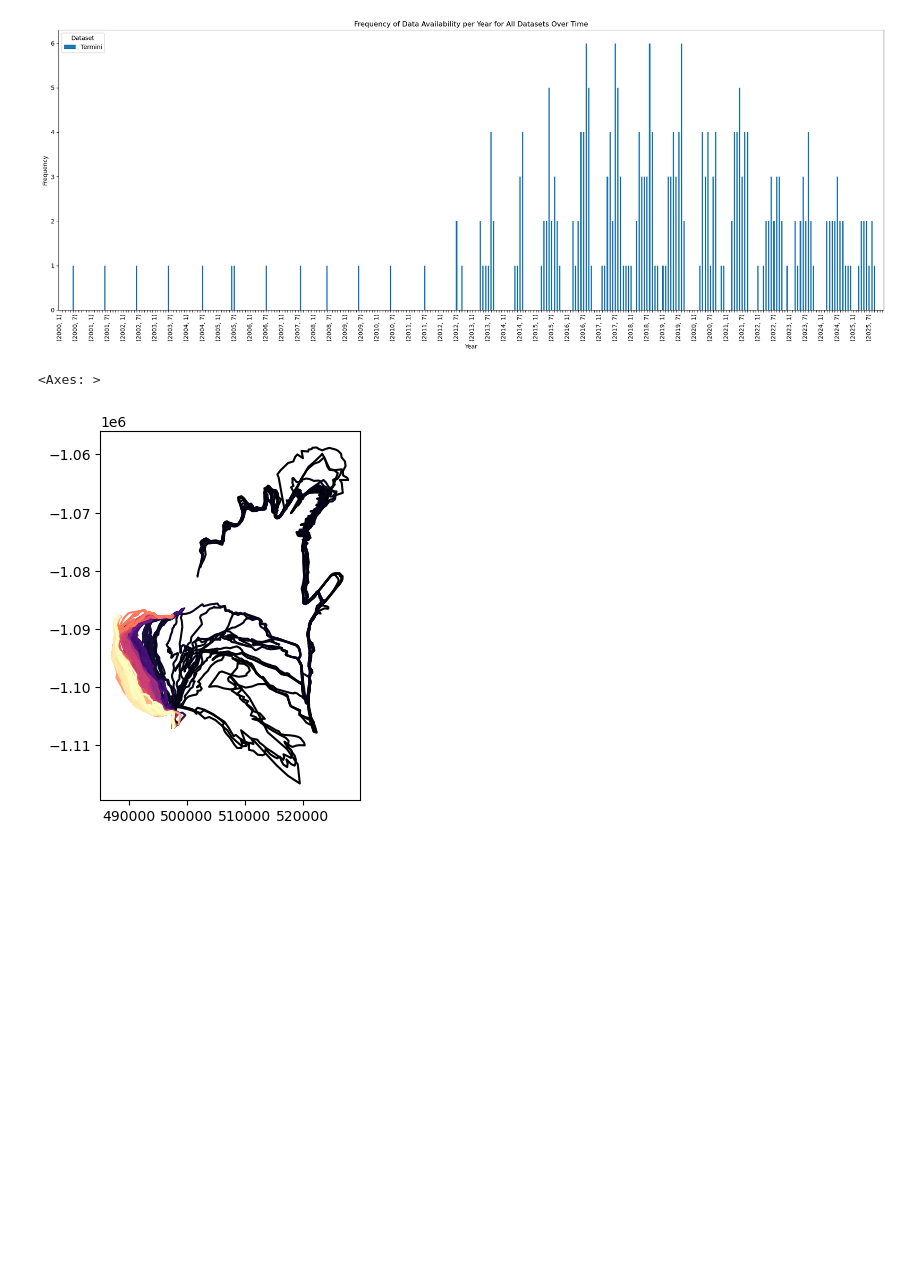
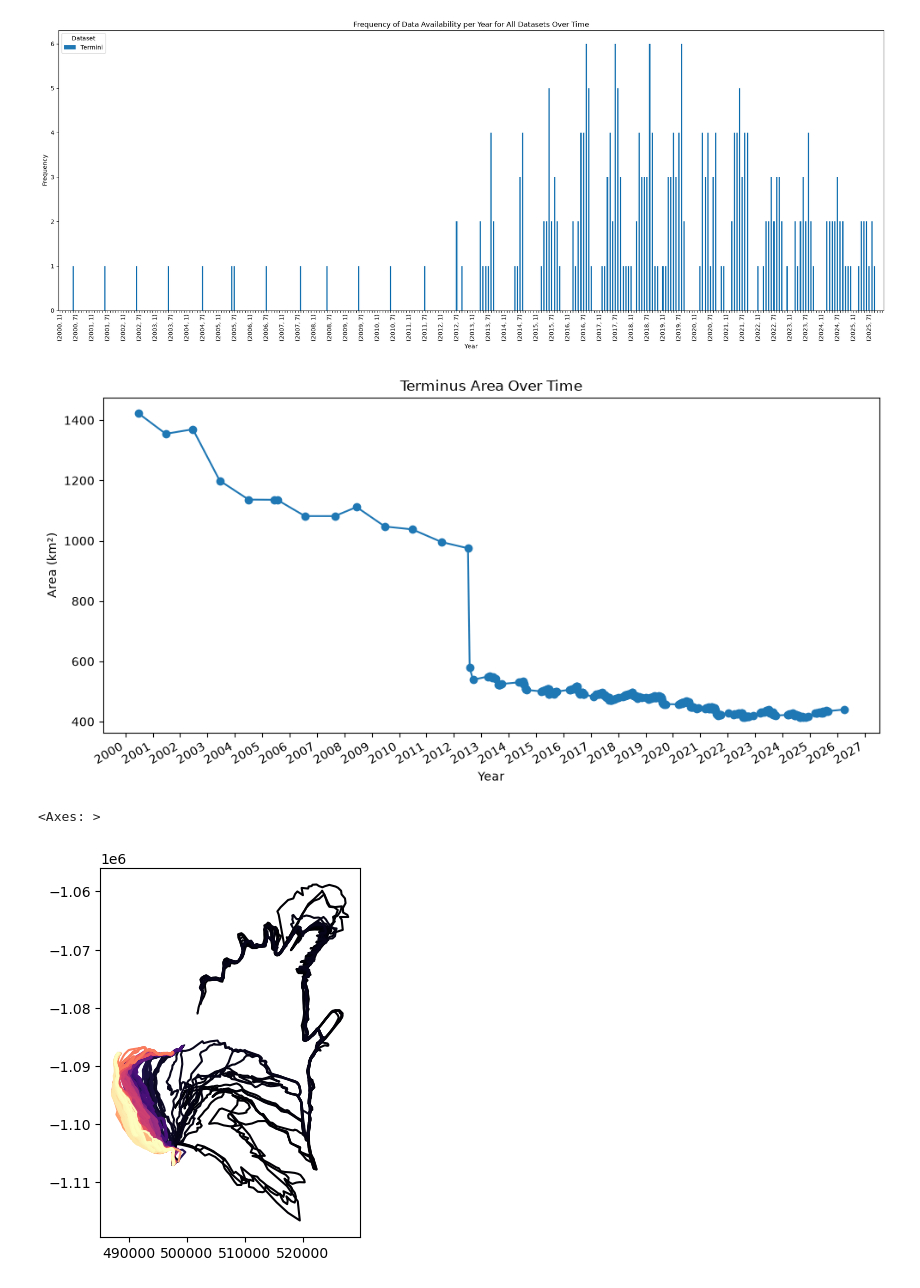
Before and after one commit to cjense/negis-seasonality, a Jupyter notebook: calculate_terminus_area_ZI.ipynb, the cells around one changed output. Cells and saved outputs as stored; diff of their text form; code cells hidden in the pictures; blank space fills up the shorter version.

Commit message:
plot terminus change

```diff
--- a/calculate_terminus_area_ZI.ipynb
+++ b/calculate_terminus_area_ZI.ipynb
@@ -698,5 +683,5 @@ termini
 # %%
-result = gpd.read_file('terminus_area_change_polygons.gpkg', layer='termini')
+result = gpd.read_file("/Users/cjense/Desktop/phd/data/termini/ZI/terminus_area_change_polygons_ZI.gpkg")
 # Group each dataset by Year and Month and count occurrences
 # nsidc_counts = zach_nsidc.groupby(['Year', 'Month']).size().rename('NSIDC')
 # # autoterm_counts = zach_autoterm.groupby(['Year', 'Month']).size().rename('AutoTerm')
@@ -750,8 +735,31 @@ plt.title('Frequency of Data Availability per Year for All Datasets Over Time')
 plt.legend(title='Dataset', loc='upper left')
 plt.tight_layout()
 
-# plt.savefig('zachariae_terminus_data_availability.png', dpi=300)
+# plt.savefig("/Users/cjense/Desktop/phd/data/termini/ZI/zachariae_terminus_data_availability.png', dpi=300)
 plt.show()
 # %% [output]
 [figure]
+# %%
+import matplotlib.dates as mdates
+
+result["date"] = pd.to_datetime(result["date"])
+result = result.sort_values("date")
+
+fig, ax = plt.subplots(figsize=(10, 5))
+
+ax.plot(result["date"], result["area_km2"], marker="o", linewidth=1.5)
+
+ax.set_title("Terminus Area Over Time")
+ax.set_xlabel("Year")
+ax.set_ylabel("Area (km²)")
+
+ax.xaxis.set_major_locator(mdates.YearLocator())
+ax.xaxis.set_major_formatter(mdates.DateFormatter("%Y"))
+
+fig.autofmt_xdate()
+fig.tight_layout()
+plt.savefig('/Users/cjense/Desktop/phd/data/termini/ZI/ZI_terminus_area_km2.png', dpi=300)
+plt.show()
+# %% [output]
+[figure, added]
 # %%
```
Also changed, not shown: parts of 4 cells of this notebook.
